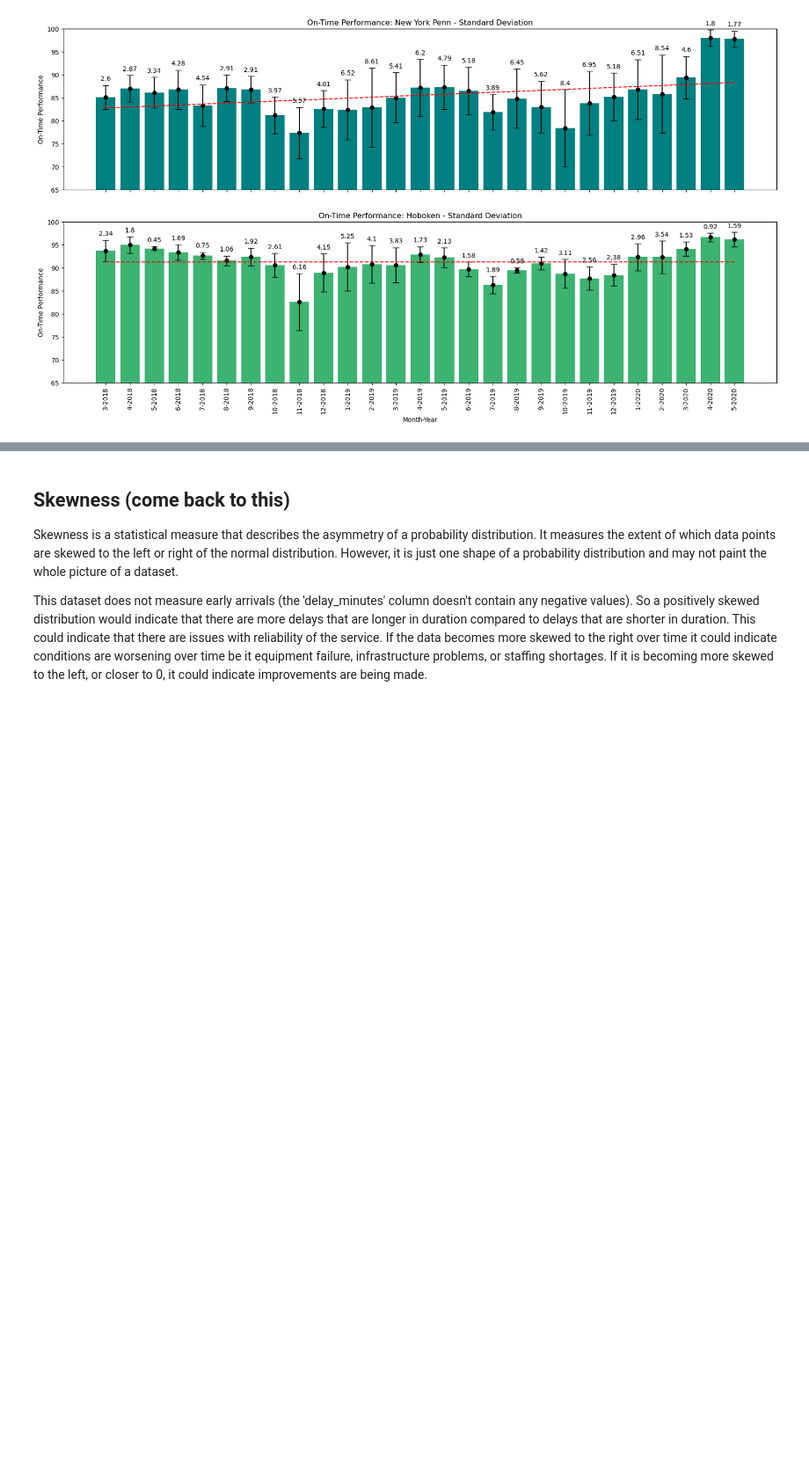
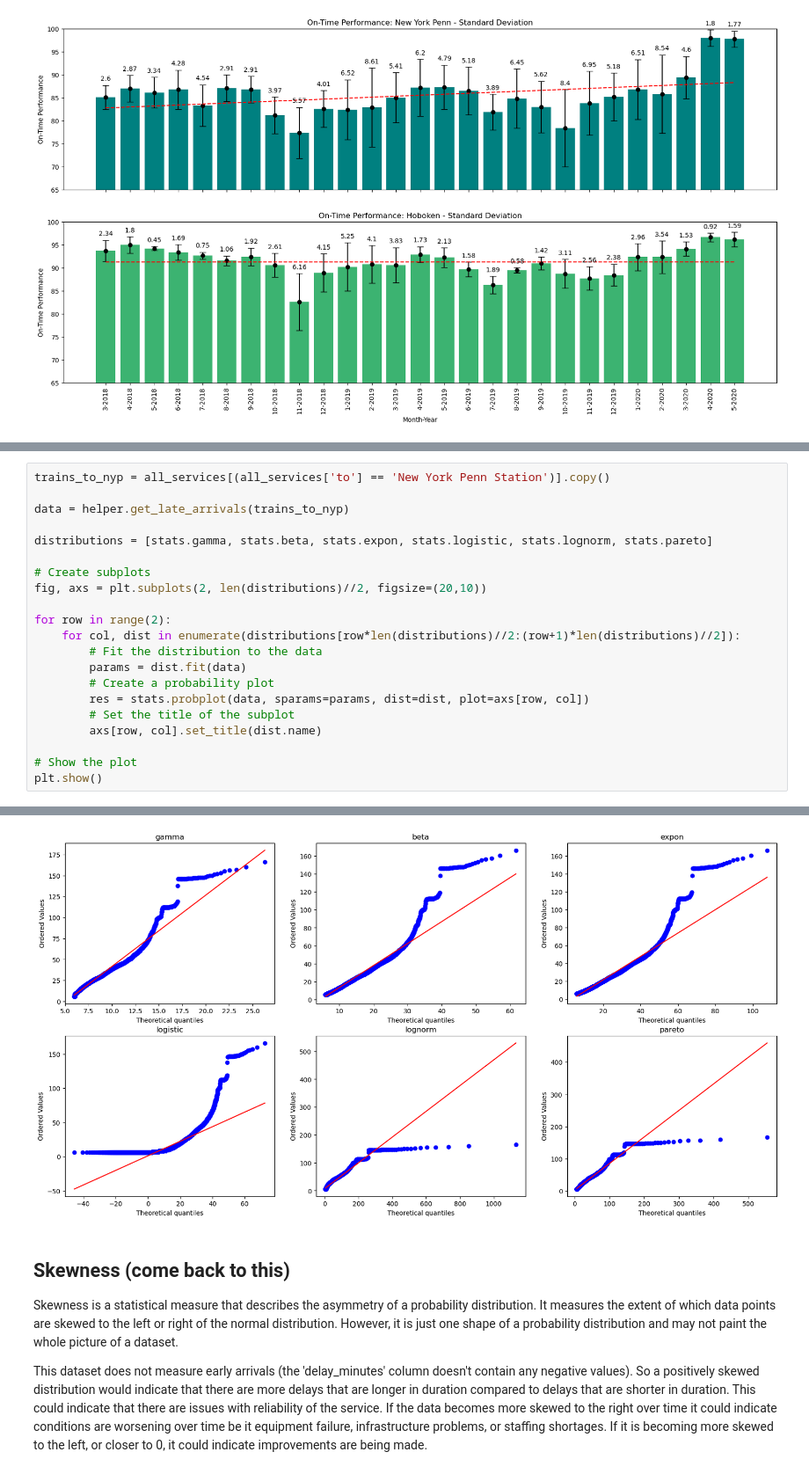
Before and after one commit to d0ugherty/On-Time-Performance-Stats, a Jupyter notebook: on_time_performance.ipynb, the cells around one changed output, grey strips where cells are left out. Shown at 88% size. Saved outputs shown, nothing was run; the diff lists cells and outputs as text; blank space fills up the shorter version.

Commit message:
distributions

```diff
--- a/on_time_performance.ipynb
+++ b/on_time_performance.ipynb
@@ -185,0 +189,22 @@ plt.show()
+# %%
+trains_to_nyp = all_services[(all_services['to'] == 'New York Penn Station')].copy()
+
+data = helper.get_late_arrivals(trains_to_nyp)
+
+distributions = [stats.gamma, stats.beta, stats.expon, stats.logistic, stats.lognorm, stats.pareto]
+
+# Create subplots
+fig, axs = plt.subplots(2, len(distributions)//2, figsize=(20,10))
+
+for row in range(2):
+    for col, dist in enumerate(distributions[row*len(distributions)//2:(row+1)*len(distributions)//2]):
+        # Fit the distribution to the data
+        params = dist.fit(data)
+        # Create a probability plot
+        res = stats.probplot(data, sparams=params, dist=dist, plot=axs[row, col])
+        # Set the title of the subplot
+        axs[row, col].set_title(dist.name)
+
+# Show the plot
+plt.show()
+# %% [output]
@@ -186,3 +212,4 @@ plt.show()
+[figure, added]
 # %% [markdown]
 ## Skewness (come back to this) <br>
 Skewness is a statistical measure that describes the asymmetry of a probability distribution. It measures the extent of which data points are skewed to the left or right of the normal distribution. However, it is just one shape of a probability distribution and may not paint the whole picture of a dataset.
```
Also changed, not shown: parts of 6 cells of this notebook, 1 other file.
